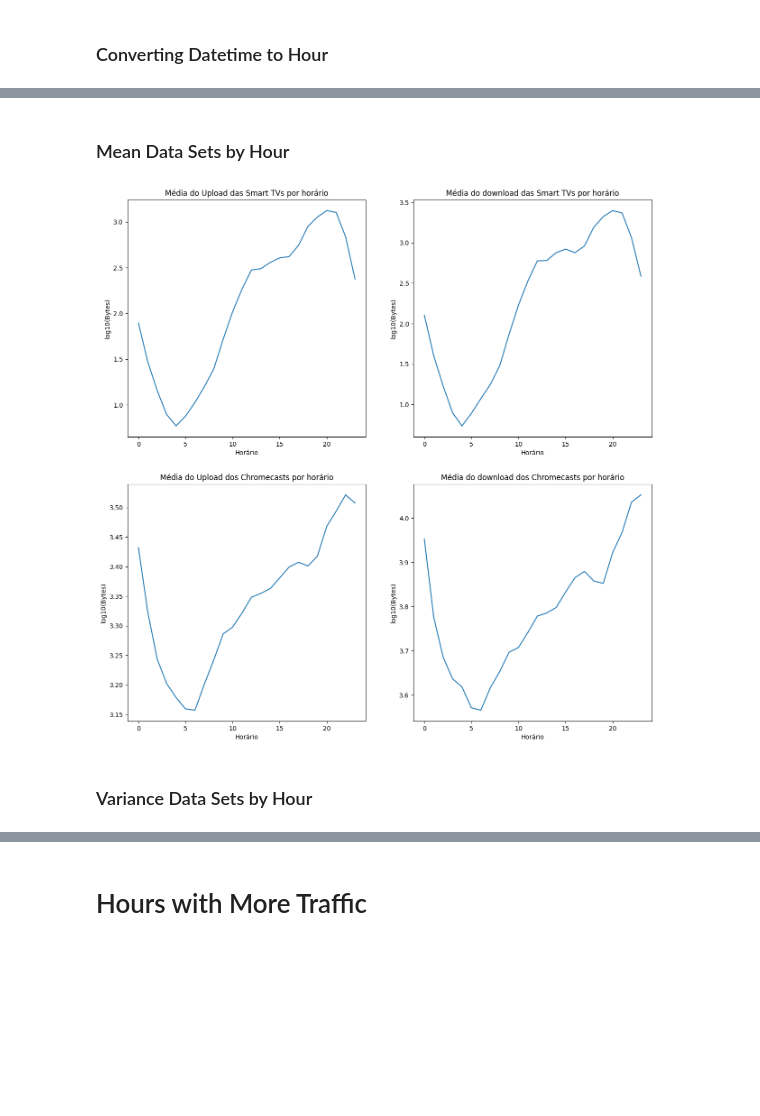
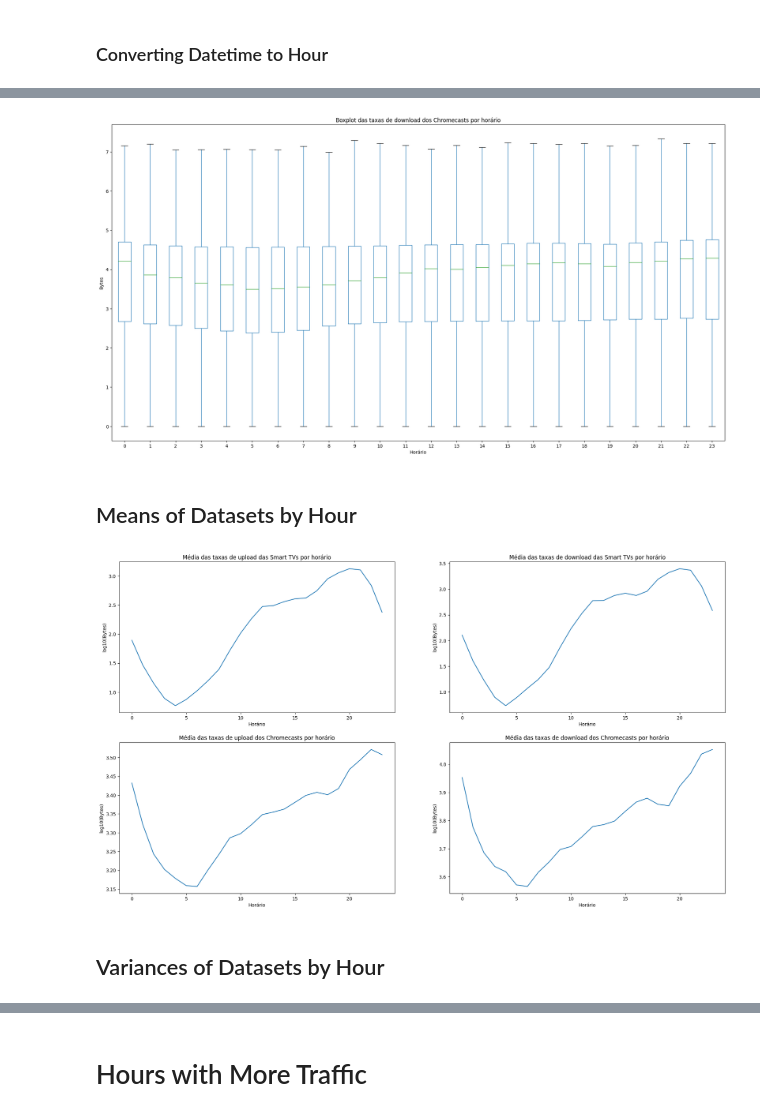
Before and after one commit to lucas-inocencio/Probability-and-Statistics, a Jupyter notebook: src/smart-tv-chromecast-tax-analysis.ipynb, the cells around one changed output, grey strips where cells are left out. Drawn from its saved outputs; the diff is of its cells as text; code cells hidden in the pictures; blank space fills up the shorter version.

```diff
--- a/src/smart-tv-chromecast-tax-analysis.ipynb
+++ b/src/smart-tv-chromecast-tax-analysis.ipynb
@@ -63,11 +78,13 @@ FileNotFoundError: [Errno 2] No such file or directory: './csv/smart-tv-dataset.
 # %% [markdown]
 ## Data Preprocessing
 # %%
-df_smart_tv[["bytes_up", "bytes_down"]] += 1
-df_smart_tv[["bytes_up", "bytes_down"]] = np.log10(df_smart_tv[["bytes_up", "bytes_down"]])
+df_smart_tv[['bytes_up', 'bytes_down']] += 1
+df_smart_tv[['bytes_up', 'bytes_down']] = np.log10(
+    df_smart_tv[['bytes_up', 'bytes_down']])
 
-df_chromecast[["bytes_up", "bytes_down"]] += 1
-df_chromecast[["bytes_up", "bytes_down"]] = np.log10(df_chromecast[["bytes_up", "bytes_down"]])
+df_chromecast[['bytes_up', 'bytes_down']] += 1
+df_chromecast[['bytes_up', 'bytes_down']] = np.log10(
+    df_chromecast[['bytes_up', 'bytes_down']])
 
 df_smart_tv, df_chromecast
 # %% [output]
@@ -182,0 +184,12 @@ plt.show()
+# %%
+fig, ax = plt.subplots(figsize=(23.465, 12.925))
+
+ax.set_title(
+    'Boxplots das Taxas de Download e Upload dos Chromecasts e Smart TVs')
+ax.boxplot([df_smart_tv['bytes_up'], df_smart_tv['bytes_down'],
+           df_chromecast['bytes_up'], df_chromecast['bytes_down']])
+ax.set_xticklabels(['Upload Smart TV', 'Download Smart TV',
+                   'Upload Chromecast', 'Download Chromecast'])
+ax.set_ylabel('Bytes')
+
+plt.show()
@@ -285,24 +312,39 @@ chromecast_data.boxplot(column="bytes_down", by="date_hour", figsize=(15, 15), g
+# %%
+df_chromecast.boxplot(column="bytes_down", by="date_hour",
+                    figsize=(23.465, 12.925), grid=False)
+plt.title('Boxplot das taxas de download dos Chromecasts por horário')
+plt.suptitle('')
+plt.xlabel('Horário')
+plt.ylabel('Bytes')
+plt.show()
+# %% [output]
+[figure, added]
 # %% [markdown]
-### Mean Data Sets by Hour
+## Means of Datasets by Hour
 # %%
 def plot_data(df, ax, title):
-    """Plot the data on the given axis with the given title."""
+    '''Plot the data on the given axis with the given title.'''
     ax.plot(df)
     ax.set_title(title)
-    ax.set_xlabel("Horário")
-    ax.set_ylabel("log10(Bytes)")
+    ax.set_xlabel('Horário')
+    ax.set_ylabel('log10(Bytes)')
 
-fig, ax = plt.subplots(2, 2, figsize=(15, 15))
 
-plot_data(smart_tv_data.groupby("date_hour")["bytes_up"].mean(), ax[0][0], "Média do Upload das Smart TVs por horário")
-plot_data(smart_tv_data.groupby("date_hour")["bytes_down"].mean(), ax[0][1], "Média do download das Smart TVs por horário")
+fig, ax = plt.subplots(2, 2, figsize=(23.465, 12.925))
 
-plot_data(chromecast_data.groupby("date_hour")["bytes_up"].mean(), ax[1][0], "Média do Upload dos Chromecasts por horário")
-plot_data(chromecast_data.groupby("date_hour")["bytes_down"].mean(), ax[1][1], "Média do download dos Chromecasts por horário")
+plot_data(df_smart_tv.groupby('date_hour')['bytes_up'].mean(
+), ax[0][0], 'Média das taxas de upload das Smart TVs por horário')
+plot_data(df_smart_tv.groupby('date_hour')['bytes_down'].mean(
+), ax[0][1], 'Média das taxas de download das Smart TVs por horário')
+
+plot_data(df_chromecast.groupby('date_hour')['bytes_up'].mean(
+), ax[1][0], 'Média das taxas de upload dos Chromecasts por horário')
+plot_data(df_chromecast.groupby('date_hour')['bytes_down'].mean(
+), ax[1][1], 'Média das taxas de download dos Chromecasts por horário')
 
 plt.show()
 # %% [output]
-[figure, old version]
+[figure, new version]
 # %% [markdown]
-### Variance Data Sets by Hour
+## Variances of Datasets by Hour
 # %%
```
Also changed, not shown: parts of 29 cells of this notebook, 11 other files.
